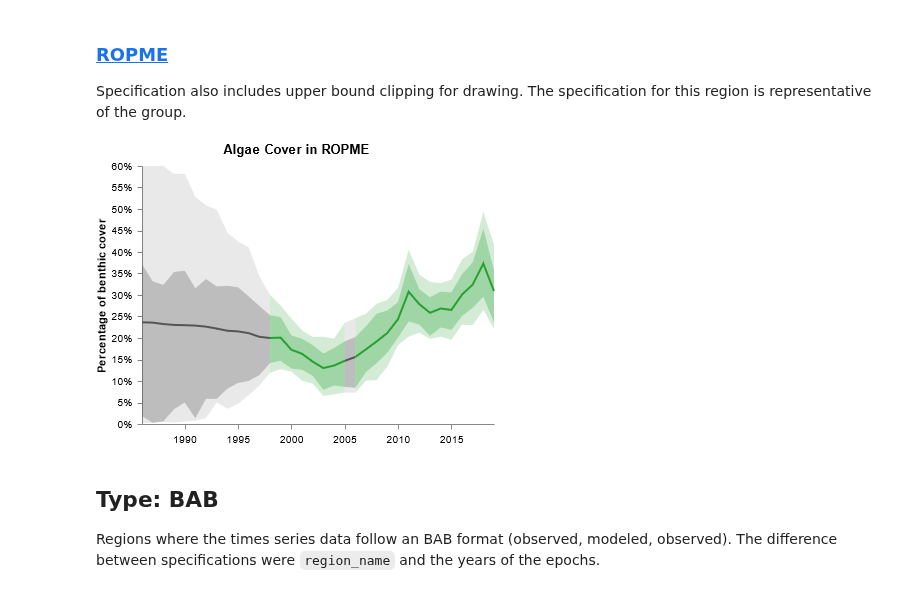
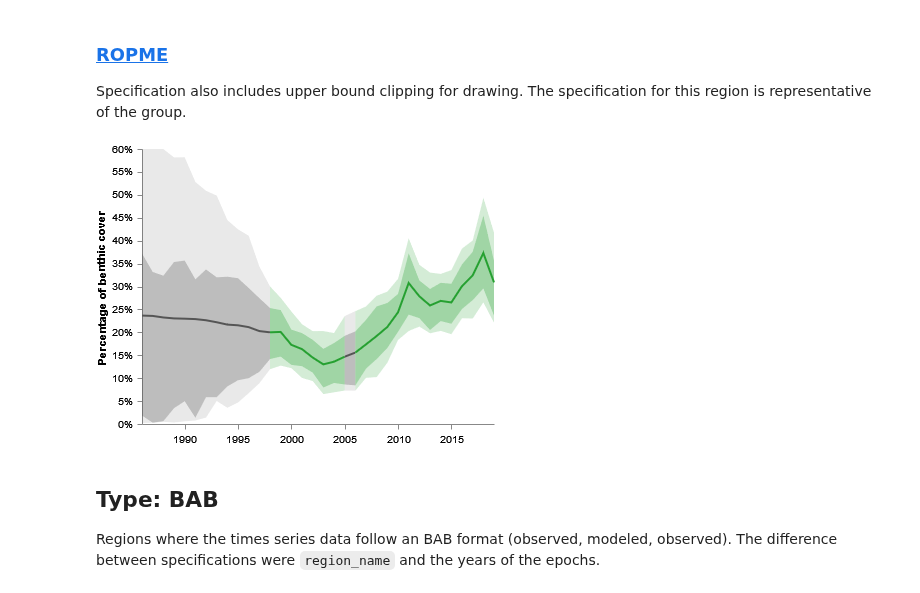
Before and after one commit to pkerins/wri-projects, a Jupyter notebook: ocean-watch/coral/visualizations/algae-cover.ipynb, the cells around one changed output. Saved outputs shown, nothing was run; the diff lists cells and outputs as text; code cells hidden in the pictures.

```diff
--- a/ocean-watch/coral/visualizations/algae-cover.ipynb
+++ b/ocean-watch/coral/visualizations/algae-cover.ipynb
@@ -60,15 +60,6 @@ spec=json.loads("""
   "height": 250,
   "padding": 0,
   "autosize": {"type": "fit", "contains": "padding"},
-  "title": {
-    "encode": {
-      "enter": {
-        "text": {
-          "signal": "'Algae Cover in ' +region_name"
-        }
-      }
-    }
-  },
   "signals": [
     {
       "name": "region_name",
@@ -316,15 +305,6 @@ spec=json.loads("""
   "height": 250,
   "padding": 0,
   "autosize": {"type": "fit", "contains": "padding"},
-  "title": {
-    "encode": {
-      "enter": {
-        "text": {
-          "signal": "'Algae Cover in ' +region_name"
-        }
-      }
-    }
-  },
   "signals": [
     {
       "name": "region_name",
@@ -709,34 +689,34 @@ spec=json.loads("""
               "fill": {"value": "#bb6633"},
               "fillOpacity": {"value": 0.7}
             }
           }
         },
         {
           "type": "line",
           "from": {"data": "ac_obs_b"},
           "encode": {
             "update": {
               "x": {"scale": "xscale", "field": "year"},
               "y": {"scale": "yscale", "field": "value"},
               "stroke": {"value": "#26a031"},
               "tooltip": {
                 "signal": "{title:'Algae Cover', 'Region':datum.gcrmn_reg, 'Year':timeFormat(datum.year,'%Y'), 'Cover':format(datum.value,'.2%'), '80% Confidence':format(datum.lower_80*100,'.1f')+'–'+format(datum.upper_80*100,'.1f')+'%', '95% Confidence':format(datum.lower_95*100,'.1f')+'–'+format(datum.upper_95*100,'.1f')+'%', 'Method':(datum.measured ? 'Mean of observations' : 'Modeled')}"
               }
             },
             "hover": {"stroke": {"value": "#bb6633"}}
           }
         }
       ]
     }
   ]
 }
 """)
 vega_view=dict(spec)
 vega_view['width']=widget_width
 vega_view['height']=widget_height
 Vega(vega_view)
 # %% [output]
-[figure, old version]
+[figure, new version]
 # %% [markdown]
 ## Type: BAB
 Regions where the times series data follow an BAB format (observed, modeled, observed). The difference between specifications were `region_name` and the years of the epochs.
```
Also changed, not shown: parts of 6 cells of this notebook, 6 other files.
